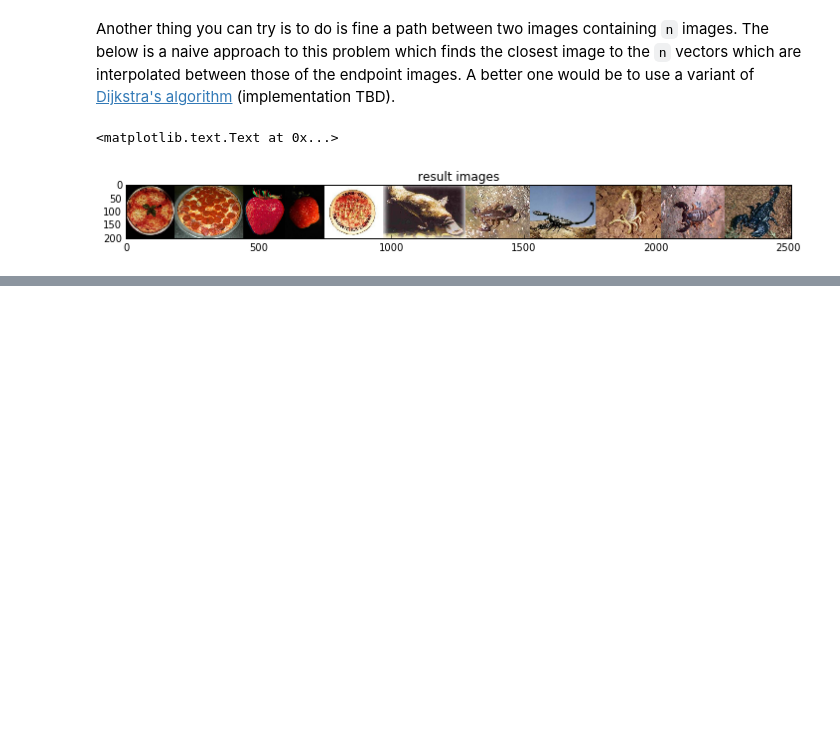
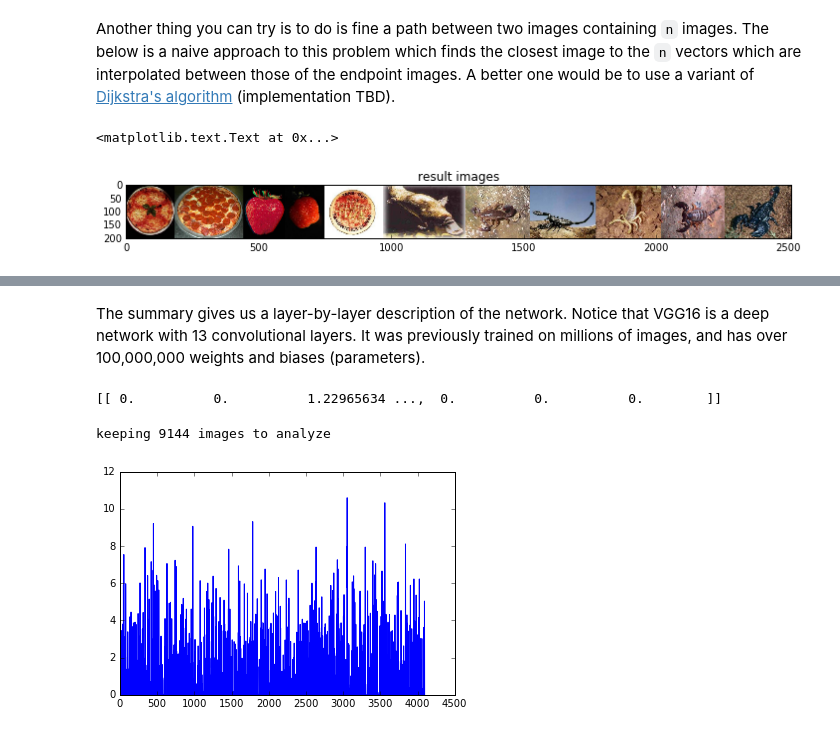
Before and after one commit to ml4a/ml4a, a Jupyter notebook: notebooks/image-search.ipynb, the cells around one changed output, grey strips where cells are left out. Cells and saved outputs as stored; diff of their text form; code cells hidden in the pictures; blank space fills up the shorter version.

Commit message:
messy, beginning to rewrite image search demo for api additions

```diff
--- a/notebooks/image-search.ipynb
+++ b/notebooks/image-search.ipynb
@@ -269,0 +347,7 @@ matplotlib.pyplot.title("result images")
+# %%
+def get_image(path):
+    img = image.load_img(path, target_size=model.input_shape[1:3])
+    x = image.img_to_array(img)
+    x = np.expand_dims(x, axis=0)
+    x = preprocess_input(x)
+    return x
@@ -269,0 +365,31 @@ matplotlib.pyplot.title("result images")
+# %% [markdown]
+The summary gives us a layer-by-layer description of the network. Notice that VGG16 is a deep network with 13 convolutional layers. It was previously trained on millions of images, and has over 100,000,000 weights and biases (parameters).
+# %%
+
+feat_extractor = Model(inputs=model.input, outputs=model.get_layer("fc2").output)
+features = feat_extractor.predict(img)
+print(features)
+# %% [output]
+[[ 0.          0.          1.22965634 ...,  0.          0.          0.        ]]
+# %%
+images_path = '../data/101_ObjectCategories'
+max_num_images = 10000
+
+images = [os.path.join(dp, f) for dp, dn, filenames in os.walk(images_path) for f in filenames if os.path.splitext(f)[1].lower() in ['.jpg','.png','.jpeg']]
+if max_num_images < len(images):
+    images = [images[i] for i in sorted(random.sample(xrange(len(images)), max_num_images))]
+
+print("keeping %d images to analyze" % len(images))
+# %% [output]
+keeping 9144 images to analyze
+# %%
+features = []
+for image_path in tqdm(images):
+    img = get_image(image_path);
+    feat = feat_extractor.predict(img)[0]
+    features.append(feat)
+# %%
+matplotlib.pyplot.plot(np.array(features[0]))
+matplotlib.pyplot.show()
+# %% [output]
+[figure, added]
```
Also changed, not shown: parts of 16 cells of this notebook.
